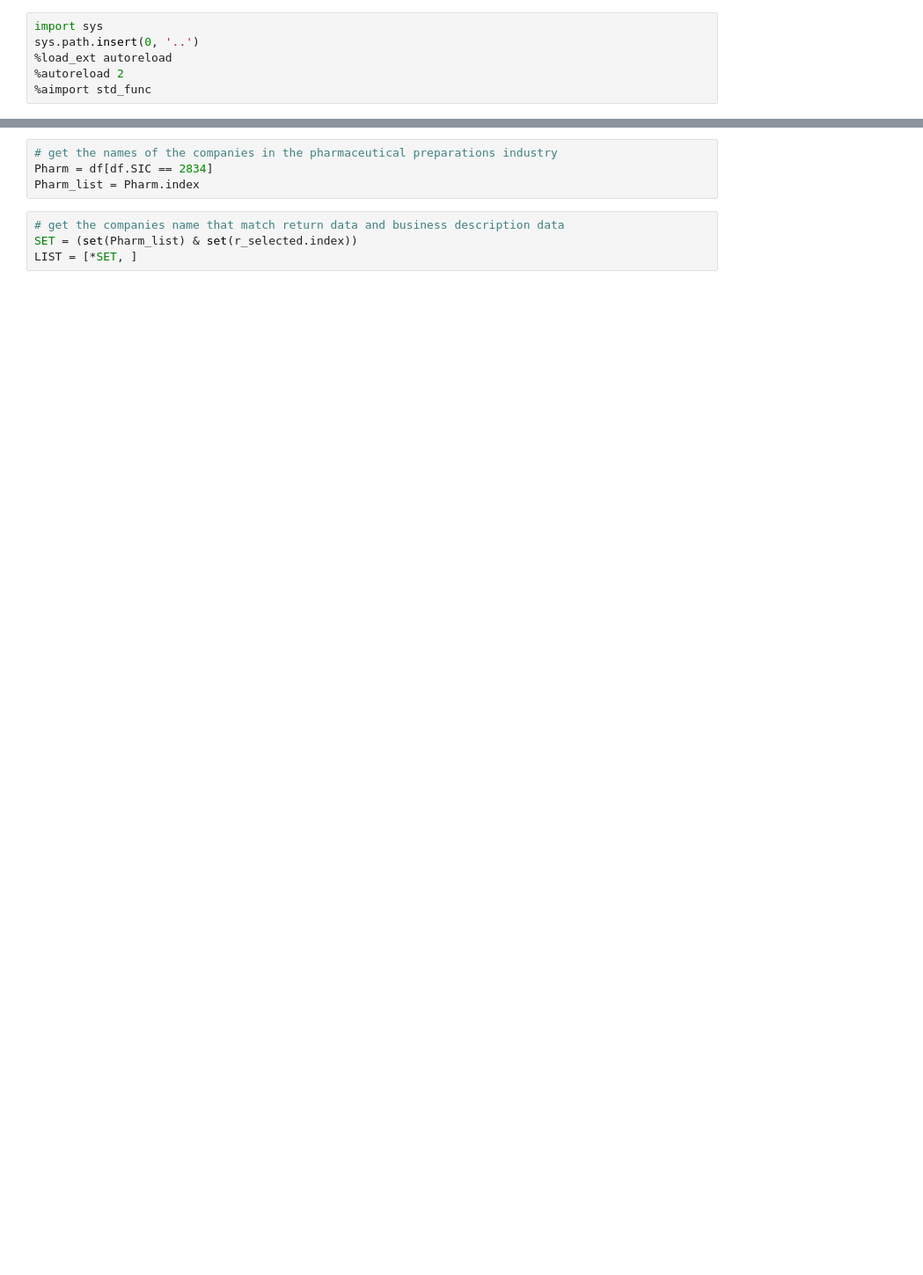
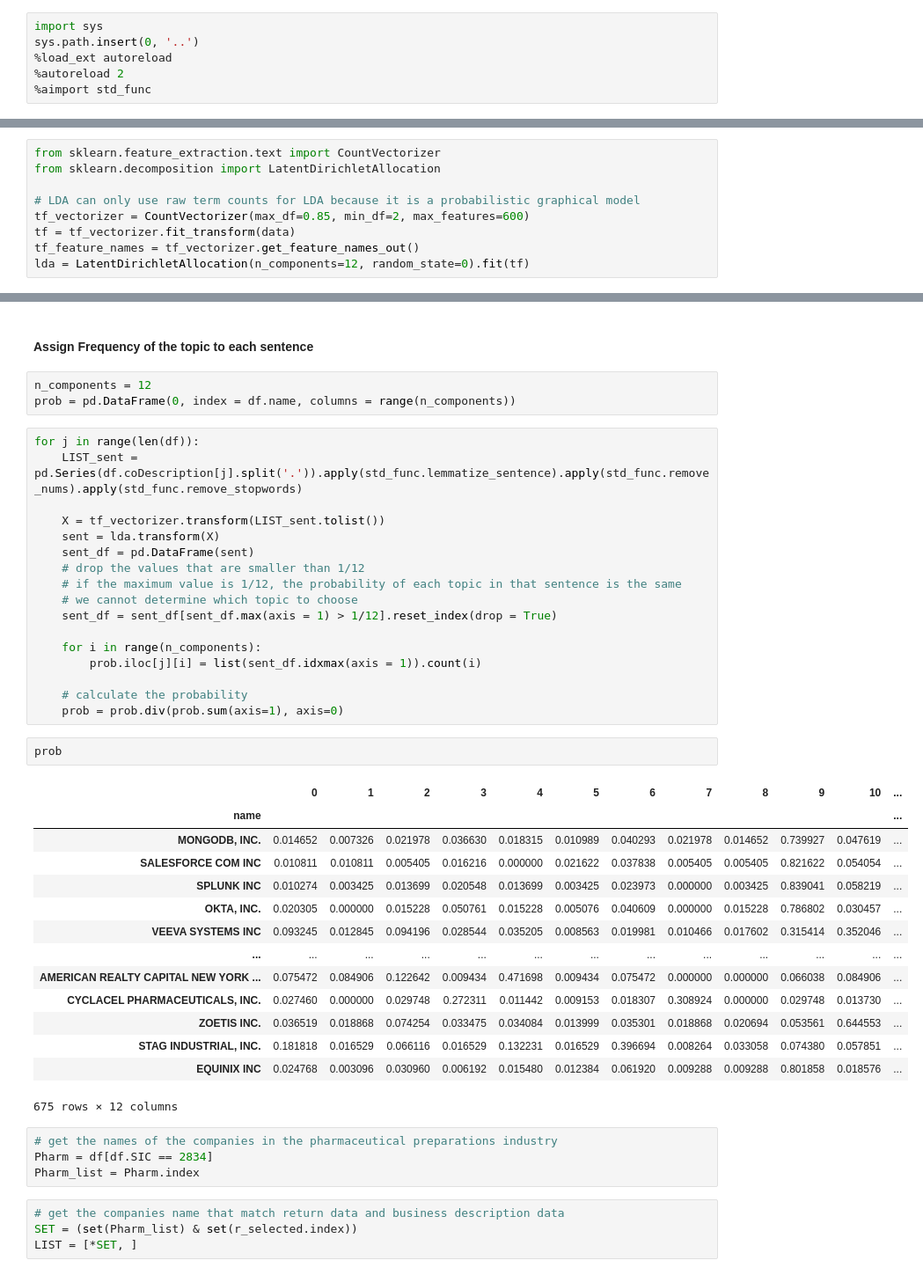
Before and after one commit to richardye101/ubineer_nlp_research, a Jupyter notebook: content/peitong/3.3_Minimum_Variance_Analysis-Factor_Model.ipynb, the cells around one changed output, grey strips where cells are left out. Shown at 88% size. Saved outputs shown, nothing was run; the diff lists cells and outputs as text; blank space fills up the shorter version.

```diff
--- a/content/peitong/3.3_Minimum_Variance_Analysis-Factor_Model.ipynb
+++ b/content/peitong/3.3_Minimum_Variance_Analysis-Factor_Model.ipynb
@@ -116,0 +98,9 @@ from pypfopt import plotting
+# %%
+from sklearn.feature_extraction.text import CountVectorizer
+from sklearn.decomposition import LatentDirichletAllocation
+
+# LDA can only use raw term counts for LDA because it is a probabilistic graphical model
+tf_vectorizer = CountVectorizer(max_df=0.85, min_df=2, max_features=600)
+tf = tf_vectorizer.fit_transform(data)
+tf_feature_names = tf_vectorizer.get_feature_names_out()
+lda = LatentDirichletAllocation(n_components=12, random_state=0).fit(tf)
@@ -117,3 +123,42 @@ from pypfopt import plotting
+# %% [markdown]
+#### Assign Frequency of the topic to each sentence
+# %%
+n_components = 12
+prob = pd.DataFrame(0, index = df.name, columns = range(n_components))
+# %%
+for j in range(len(df)):
+    LIST_sent = pd.Series(df.coDescription[j].split('.')).apply(std_func.lemmatize_sentence).apply(std_func.remove_nums).apply(std_func.remove_stopwords)
+
+    X = tf_vectorizer.transform(LIST_sent.tolist())
+    sent = lda.transform(X)
+    sent_df = pd.DataFrame(sent)
+    # drop the values that are smaller than 1/12
+    # if the maximum value is 1/12, the probability of each topic in that sentence is the same
+    # we cannot determine which topic to choose
+    sent_df = sent_df[sent_df.max(axis = 1) > 1/12].reset_index(drop = True)
+
+    for i in range(n_components):
+        prob.iloc[j][i] = list(sent_df.idxmax(axis = 1)).count(i)
+
+    # calculate the probability
+    prob = prob.div(prob.sum(axis=1), axis=0)
+# %%
+prob
+# %% [output]
+|  | 0 | 1 | 2 | 3 | 4 | 5 | 6 | 7 | 8 | 9 | 10 | ... |
+| name |  |  |  |  |  |  |  |  |  |  |  | ... |
+| MONGODB, INC. | 0.014652 | 0.007326 | 0.021978 | 0.036630 | 0.018315 | 0.010989 | 0.040293 | 0.021978 | 0.014652 | 0.739927 | 0.047619 | ... |
+| SALESFORCE COM INC | 0.010811 | 0.010811 | 0.005405 | 0.016216 | 0.000000 | 0.021622 | 0.037838 | 0.005405 | 0.005405 | 0.821622 | 0.054054 | ... |
+| SPLUNK INC | 0.010274 | 0.003425 | 0.013699 | 0.020548 | 0.013699 | 0.003425 | 0.023973 | 0.000000 | 0.003425 | 0.839041 | 0.058219 | ... |
+| OKTA, INC. | 0.020305 | 0.000000 | 0.015228 | 0.050761 | 0.015228 | 0.005076 | 0.040609 | 0.000000 | 0.015228 | 0.786802 | 0.030457 | ... |
+| VEEVA SYSTEMS INC | 0.093245 | 0.012845 | 0.094196 | 0.028544 | 0.035205 | 0.008563 | 0.019981 | 0.010466 | 0.017602 | 0.315414 | 0.352046 | ... |
+| ... | ... | ... | ... | ... | ... | ... | ... | ... | ... | ... | ... | ... |
+| AMERICAN REALTY CAPITAL NEW YORK ... | 0.075472 | 0.084906 | 0.122642 | 0.009434 | 0.471698 | 0.009434 | 0.075472 | 0.000000 | 0.000000 | 0.066038 | 0.084906 | ... |
+| CYCLACEL PHARMACEUTICALS, INC. | 0.027460 | 0.000000 | 0.029748 | 0.272311 | 0.011442 | 0.009153 | 0.018307 | 0.308924 | 0.000000 | 0.029748 | 0.013730 | ... |
+| ZOETIS INC. | 0.036519 | 0.018868 | 0.074254 | 0.033475 | 0.034084 | 0.013999 | 0.035301 | 0.018868 | 0.020694 | 0.053561 | 0.644553 | ... |
+| STAG INDUSTRIAL, INC. | 0.181818 | 0.016529 | 0.066116 | 0.016529 | 0.132231 | 0.016529 | 0.396694 | 0.008264 | 0.033058 | 0.074380 | 0.057851 | ... |
+| EQUINIX INC | 0.024768 | 0.003096 | 0.030960 | 0.006192 | 0.015480 | 0.012384 | 0.061920 | 0.009288 | 0.009288 | 0.801858 | 0.018576 | ... |
+675 rows × 12 columns
 # %%
 # get the names of the companies in the pharmaceutical preparations industry
 Pharm = df[df.SIC == 2834]
```
Also changed, not shown: parts of 36 cells of this notebook, 1 other file.
